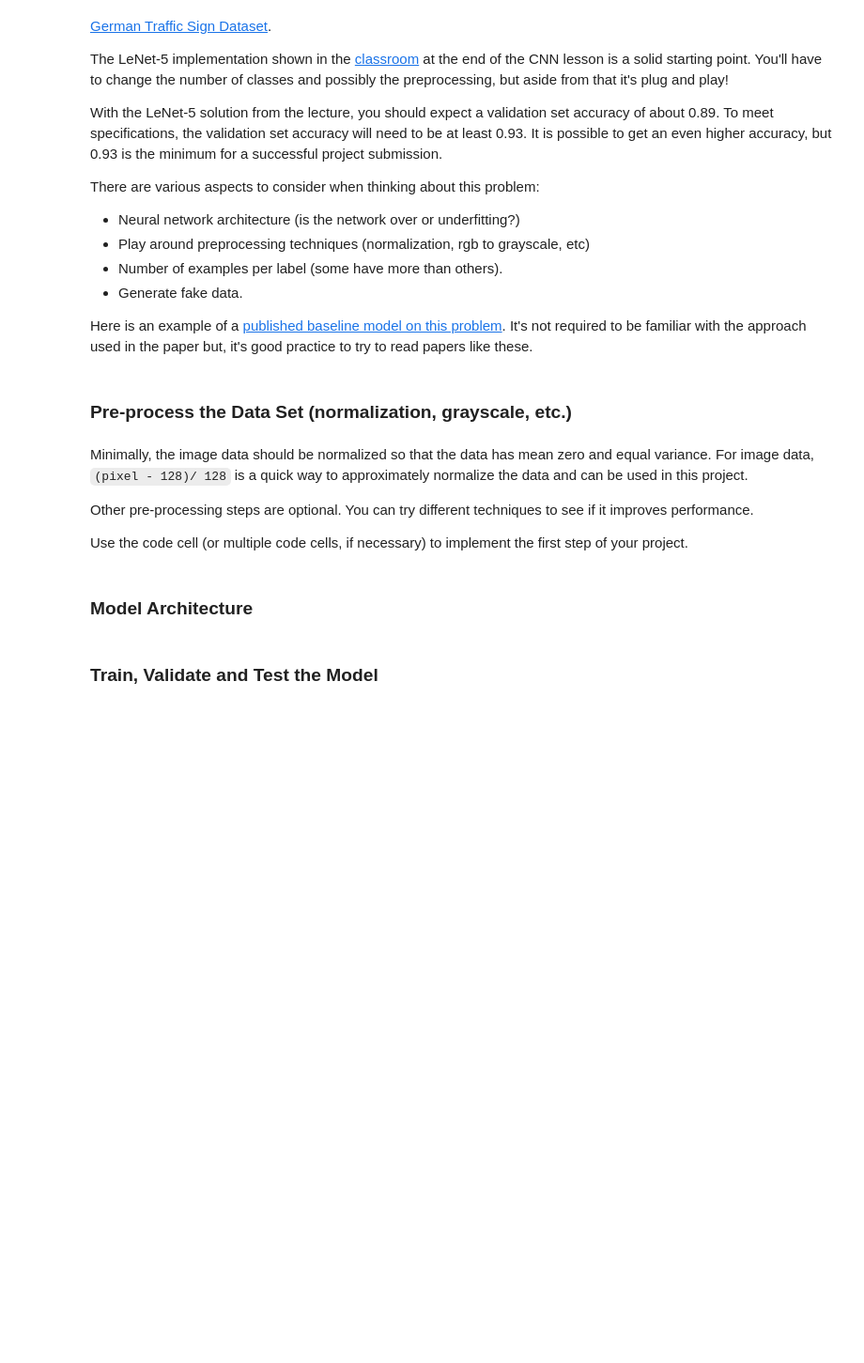
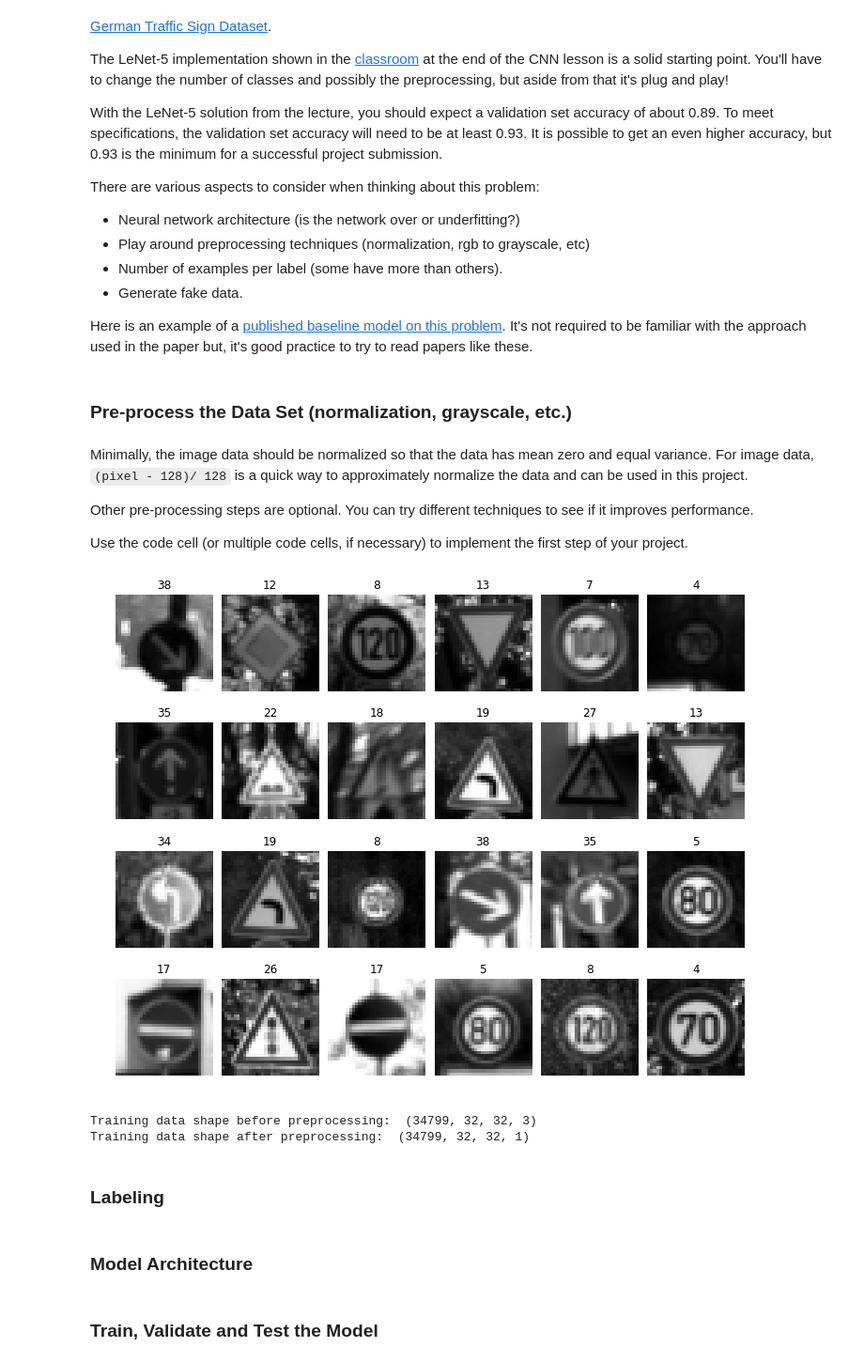
Before and after one commit to JohnGee96/CarND-Traffic-Sign-Classifier, a Jupyter notebook: Traffic_Sign_Classifier.ipynb, the cells around one changed output. Shown at 94% size. Drawn from its saved outputs; the diff is of its cells as text; code cells hidden in the pictures; blank space fills up the shorter version.

Commit message:
Added drop out and grayscaling

```diff
--- a/Traffic_Sign_Classifier.ipynb
+++ b/Traffic_Sign_Classifier.ipynb
@@ -143,27 +150,42 @@ Use the code cell (or multiple code cells, if necessary) to implement the first
 # %%
 ### Preprocess the data here. It is required to normalize the data. Other preprocessing steps could include
 ### converting to grayscale, etc.
 ### Feel free to use as many code cells as needed.
 
 # shuffle dataset
 def unison_shuffle(x, y, seed=101):
     """
     In-place unison shuffling
     """
     rand_state = np.random.RandomState(seed)
     rand_state.shuffle(x)
     # re-seeding to get the same ordering
     rand_state.seed(seed)
     rand_state.shuffle(y)
 
 def normalize(x):
     return x - 128 / 128
 
+def grayscale(x):
+    return np.sum(x/3, axis=3, keepdims=True)
+
 def preprocess(x):
-    x = normalize(x)
-    return x
+    return normalize(grayscale(x))
+
+# Testing grayscaling
+gray = grayscale(X_valid)
+plot_data(gray, y_valid, channel='gray')
+# %% [output]
+[figure, added]
 # %%
 ### Preprocessing Data
+print("Training data shape before preprocessing: ", X_train.shape)
 X_train = preprocess(X_train)
 X_valid = preprocess(X_valid)
 X_test  = preprocess(X_test)
+print("Training data shape after preprocessing: ", X_train.shape)
+# %% [output]
+Training data shape before preprocessing:  (34799, 32, 32, 3)
+Training data shape after preprocessing:  (34799, 32, 32, 1)
+# %% [markdown]
+### Labeling
```
Also changed, not shown: parts of 11 cells of this notebook, 3 other files.
